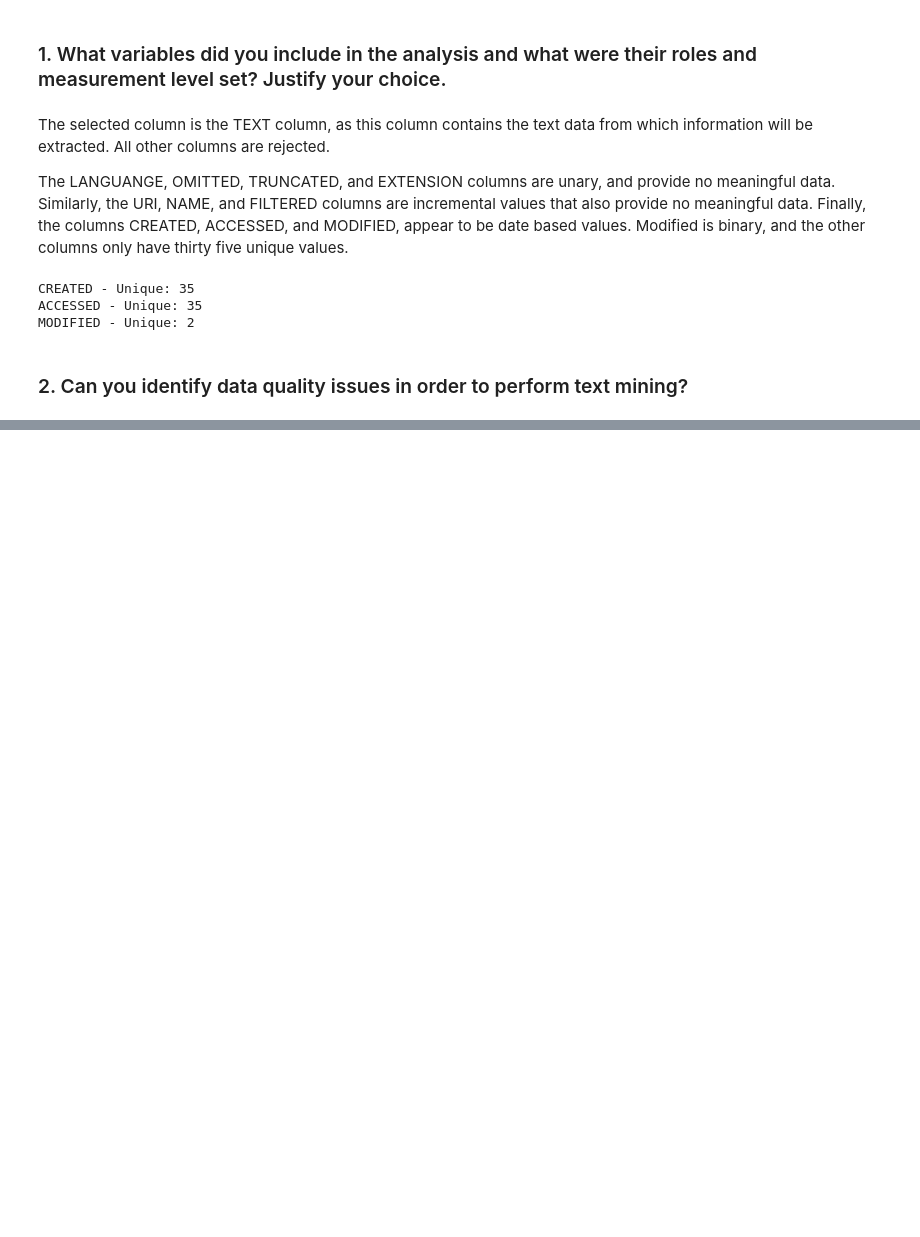
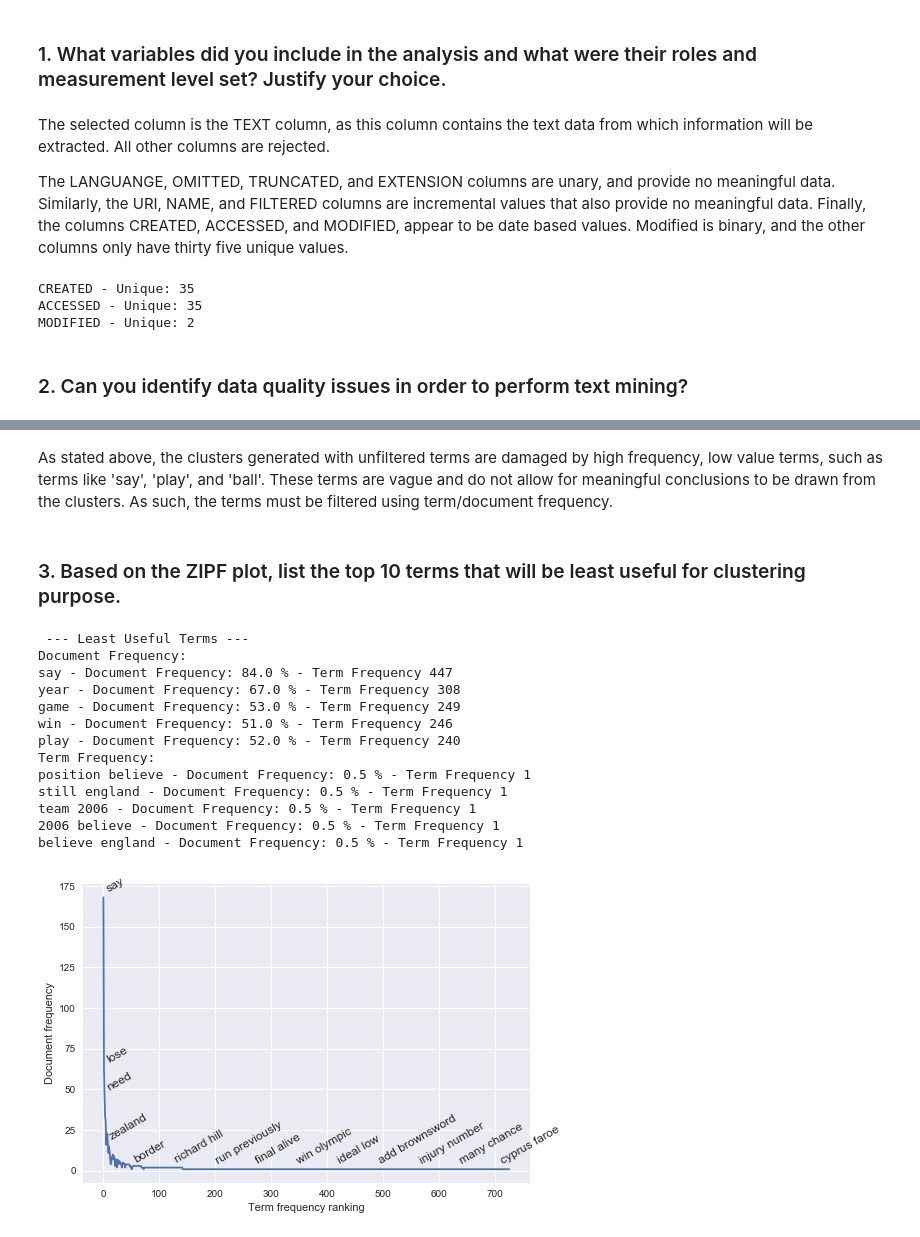
Before and after one commit to Minimaximize/QUT-IFN645-CaseStudy2, a Jupyter notebook: casestudy2.ipynb, the cells around one changed output, grey strips where cells are left out. Cells and saved outputs as stored; diff of their text form; code cells hidden in the pictures; blank space fills up the shorter version.

```diff
--- a/casestudy2.ipynb
+++ b/casestudy2.ipynb
@@ -262,8 +384,11 @@ lemmatizer = WordNetLemmatizer()
 punct = set(string.punctuation)
 
 stopwords = set(sw.words('english'))
+stopwords.update('�')
 textColumn = 'TEXT'
+clusters = 7
 rs = 42
+docTotal = len(tf[textColumn]) #store total documents for calculating document frequency percentages
 # %%
 def lemmatize(token, tag):
     tag = {
@@ -320,0 +475,4 @@ kmeans = KMeans(n_clusters=7, random_state=rs).fit(X)
+# %% [markdown]
+As stated above, the clusters generated with unfiltered terms are damaged by high frequency, low value terms, such as terms like 'say', 'play', and 'ball'. These terms are vague and do not allow for meaningful conclusions to be drawn from the clusters. As such, the terms must be filtered using term/document frequency.
+# %% [markdown]
+### 3. Based on the ZIPF plot, list the top 10 terms that will be least useful for clustering purpose.
@@ -320,0 +501,70 @@ kmeans = KMeans(n_clusters=7, random_state=rs).fit(X)
+# %%
+# visualisation of ZIPF law
+def visualise_zipf(terms, itr_step = 50):
+    from scipy.spatial.distance import euclidean
+    from math import sqrt
+
+    # --- Param ---
+    # terms: collection of terms dictionary from calculate_tf_idf_terms function
+    # itr_step: used to control how many terms that you want to plot. Num of terms to plot = N terms / itr_step
+
+    # sort terms by its frequency
+    terms.sort(key=lambda x: (x['tf'], x['df']), reverse=True)
+
+    # print the first five and last five elements in terms to get the top 10 least useful terms
+    print(" --- Least Useful Terms --- ")
+    print("Document Frequency:")
+    for term in terms[0:5]:
+        print(term['term'], "- Document Frequency:", (term['df'] / docTotal * 100), "% - Term Frequency", term['tf'])
+
+    print("Term Frequency:")
+    termLen = len(terms) - 1
+    for term in terms[(termLen - 5):termLen]:
+        print(term['term'], "- Document Frequency:", (term['df'] / docTotal * 100), "% - Term Frequency", term['tf'])
+
+
+    # select a few of the terms for plotting purpose
+    sel_terms = [terms[i] for i in range(0, len(terms), itr_step)]
+    labels = [term['term'] for term in sel_terms]
+
+    # plot term frequency ranking vs its DF
+    plt.plot(range(len(sel_terms)), [x['df'] for x in sel_terms])
+    plt.xlabel('Term frequency ranking')
+    plt.ylabel('Document frequency')
+
+    max_x = len(sel_terms)
+    max_y = max([x['df'] for x in sel_terms])
+
+    # annotate the points
+    prev_x, prev_y = 0, 0
+    for label, x, y in zip(labels,range(len(sel_terms)), [x['df'] for x in sel_terms]):
+        # calculate the relative distance between labels to increase visibility
+        x_dist = (abs(x - prev_x) / float(max_x)) ** 2
+        y_dist = (abs(y - prev_y) / float(max_y)) ** 2
+        scaled_dist = sqrt(x_dist + y_dist)
+
+        if (scaled_dist > 0.1):
+            plt.text(x+2, y+2, label, {'ha': 'left', 'va': 'bottom'}, rotation=30)
+            prev_x, prev_y = x, y
+
+    plt.show()
+
+    return terms
+
+
+orderedTerms = visualise_zipf(terms)
+# %% [output]
+ --- Least Useful Terms ---
+Document Frequency:
+say - Document Frequency: 84.0 % - Term Frequency 447
+year - Document Frequency: 67.0 % - Term Frequency 308
+game - Document Frequency: 53.0 % - Term Frequency 249
+win - Document Frequency: 51.0 % - Term Frequency 246
+play - Document Frequency: 52.0 % - Term Frequency 240
+Term Frequency:
+position believe - Document Frequency: 0.5 % - Term Frequency 1
+still england - Document Frequency: 0.5 % - Term Frequency 1
+team 2006 - Document Frequency: 0.5 % - Term Frequency 1
+2006 believe - Document Frequency: 0.5 % - Term Frequency 1
+believe england - Document Frequency: 0.5 % - Term Frequency 1
+[figure, added]
```
Also changed, not shown: parts of 21 cells of this notebook.
